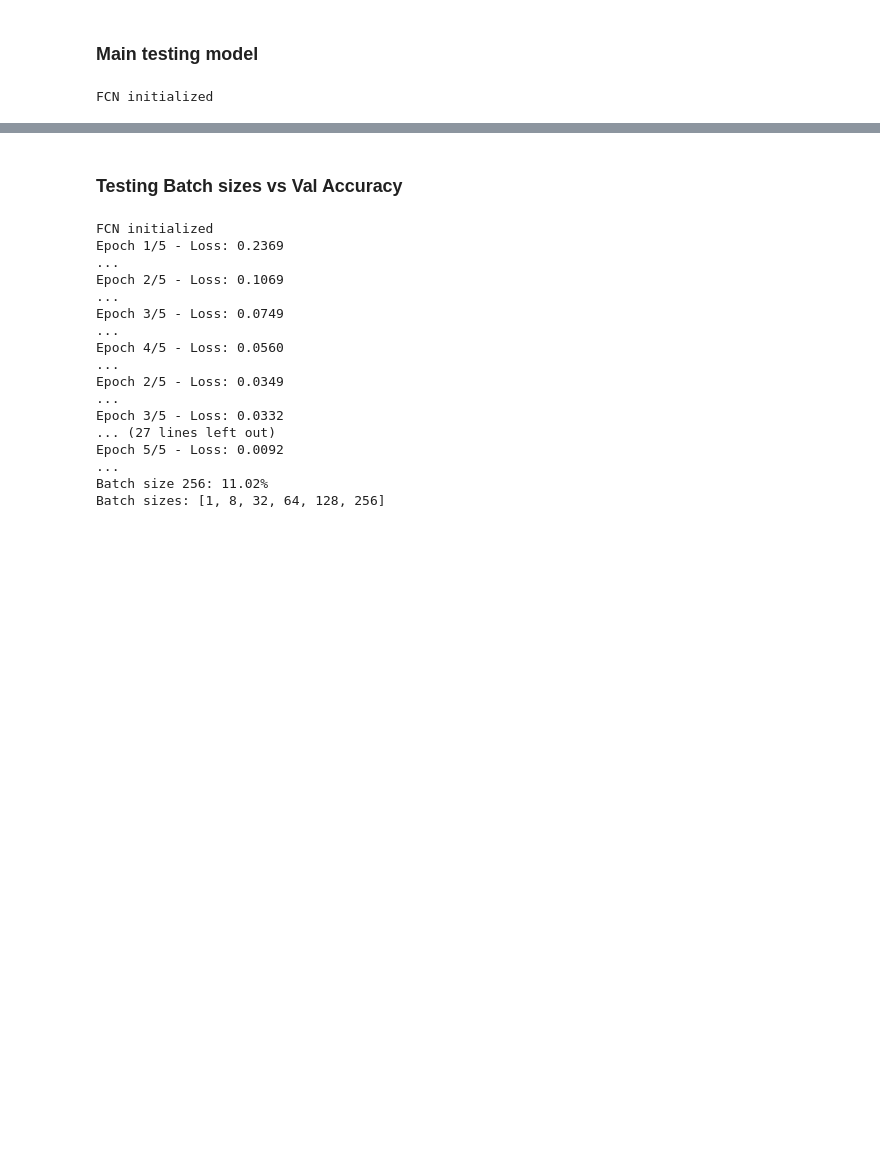
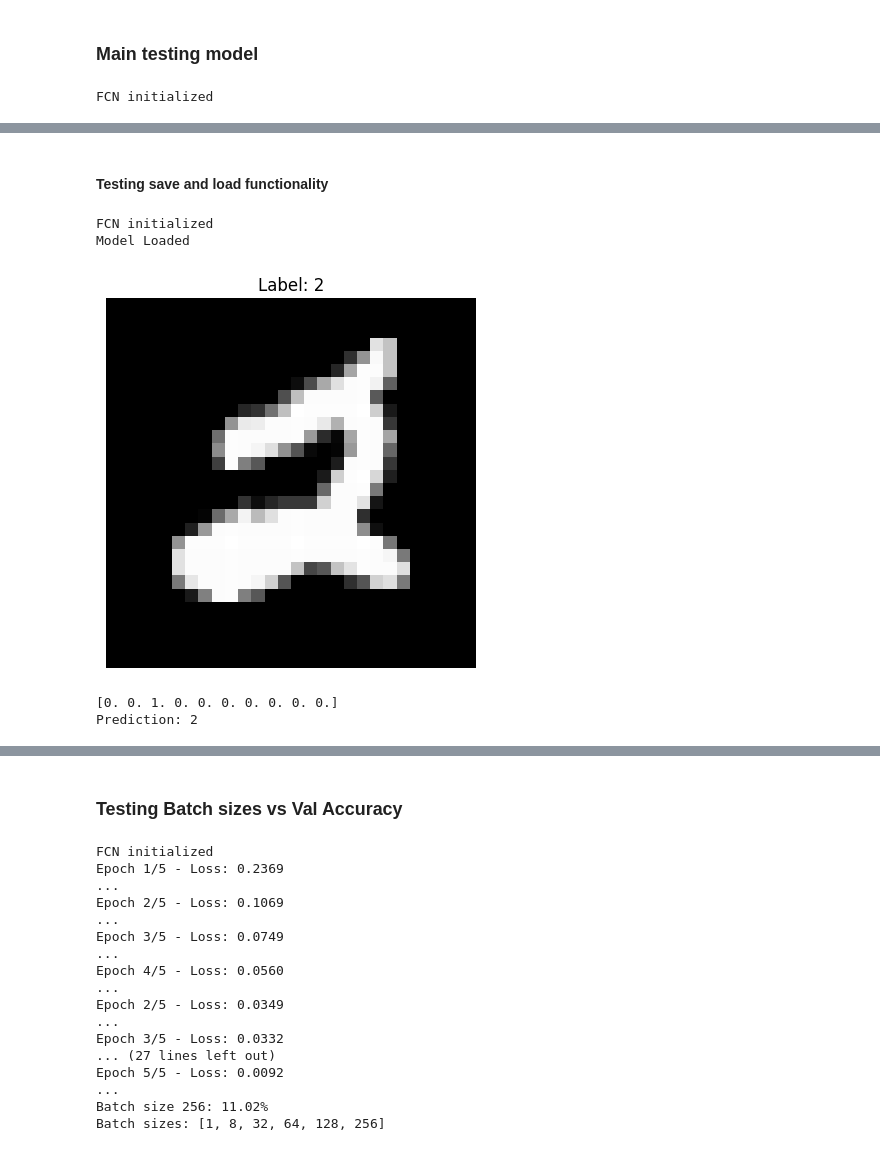
Before and after one commit to AdamK-2006/Portfolio, a Jupyter notebook: neural_network/main.ipynb, the cells around one changed output, grey strips where cells are left out. Saved outputs shown, nothing was run; the diff lists cells and outputs as text; code cells hidden in the pictures; blank space fills up the shorter version.

Commit message:
Added save and load functionality

```diff
--- a/neural_network/main.ipynb
+++ b/neural_network/main.ipynb
@@ -94,0 +98,2 @@ Prediction: 1
+# %% [markdown]
+#### Testing save and load functionality
@@ -94,0 +102,25 @@ Prediction: 1
+# %%
+network2 = FCN([
+    Layer(784),
+    Layer(128, 'leaky_relu'),
+    Layer(64, 'leaky_relu'),
+    Layer(10, 'softmax')
+],
+learning_rate=0.01,
+loss = "cross_entropy",
+optimiser="adam")
+
+network2.load("model.npz")
+
+index = random.randint(0, 9999)
+show_digit(X_test, y_test, index)
+np.set_printoptions(precision=4, suppress=True)
+pred = network2.predict(X_test[index])
+print(pred)
+print("Prediction:", np.argmax(pred))
+# %% [output]
+FCN initialized
+Model Loaded
+[figure, added]
+[0. 0. 1. 0. 0. 0. 0. 0. 0. 0.]
+Prediction: 2
```
Also changed, not shown: parts of 5 cells of this notebook, 3 other files.
